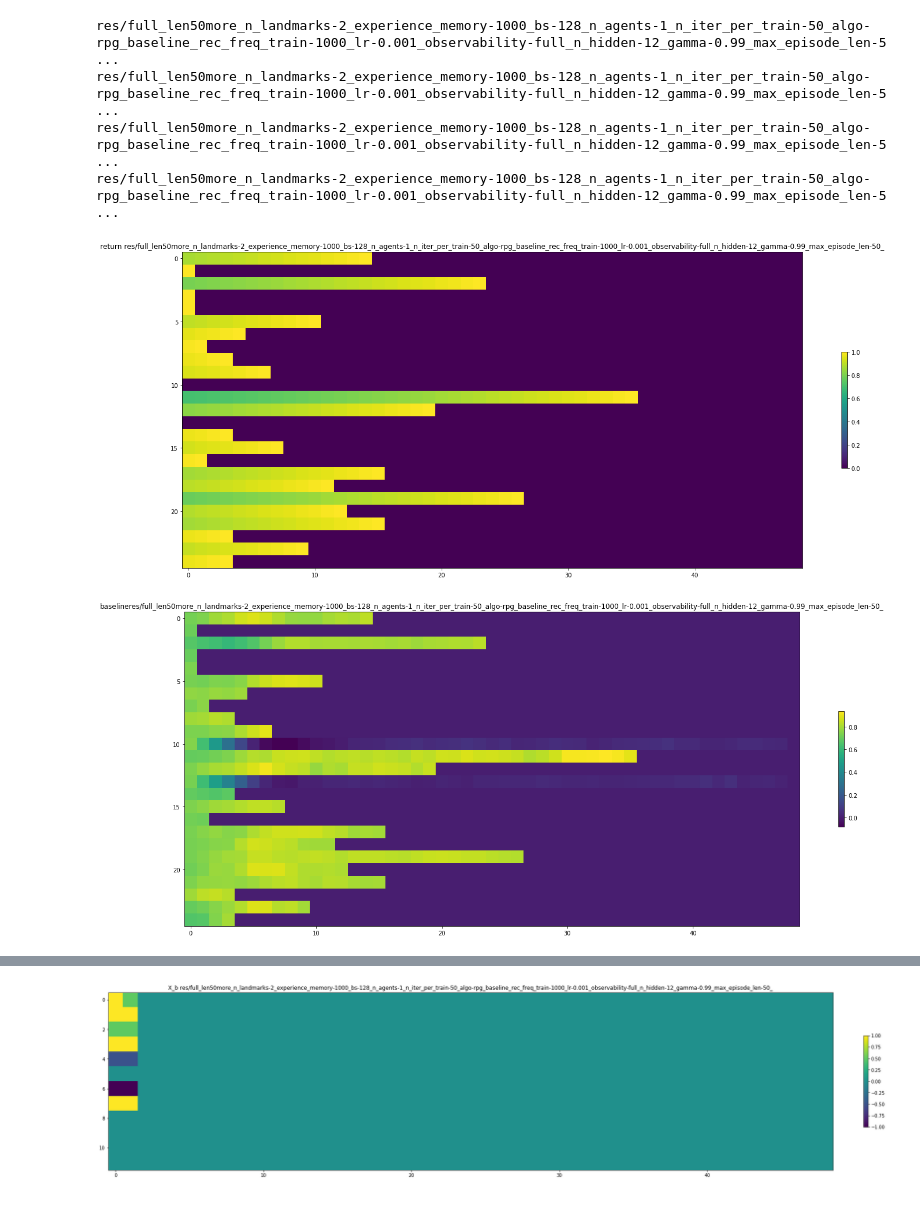
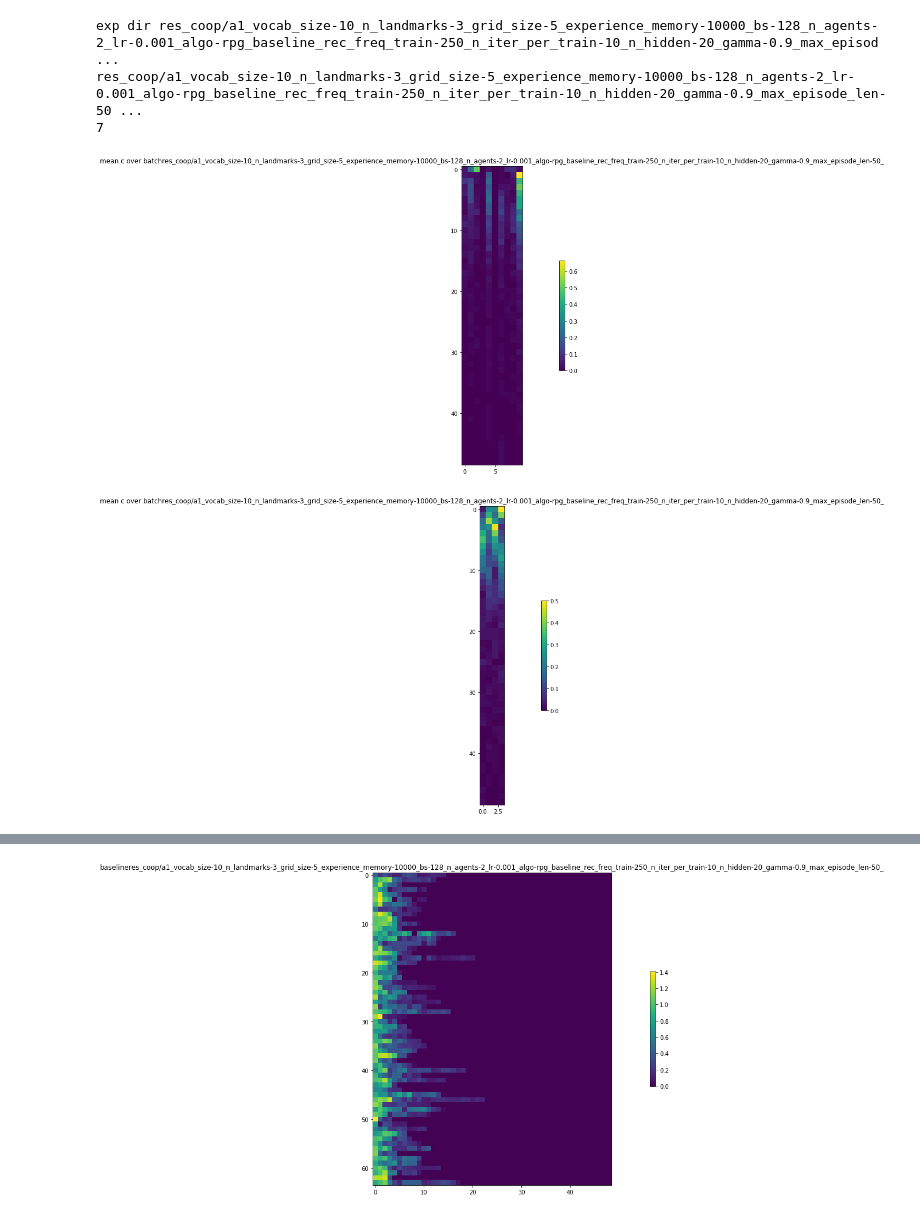
Before and after one commit to rllabmcgill/rlcourse-final-project-hugobb, a Jupyter notebook: visualize_rpg.ipynb, the cells around one changed output, grey strips where cells are left out. Drawn from its saved outputs; the diff is of its cells as text; code cells hidden in the pictures.

```diff
--- a/visualize_rpg.ipynb
+++ b/visualize_rpg.ipynb
@@ -71,19 +80,19 @@ def analyze_batch(exp_dir):
 # %%
 import re
-pattern = re.compile("^.*full_len50more.*$")
+#pattern = re.compile("^.*full_len50more.*$")
+pattern = re.compile("^.*a1_vocab_size-10_n_landmarks-3_grid_size-5_experience_memory-10000_bs-128_n_agents-2_lr-0.001_algo-rpg_baseline_rec_freq_train-250_n_iter_per_train-10_n_hidden-20_gamma-0.9_max_episode_len-50_.*$")
+results_dir = "res_coop"
 
-results_dir = "res"
 experience_dirs = [results_dir + "/" + d for d in os.listdir(results_dir) if os.path.isdir(os.path.join(results_dir, d))]
 
 for exp_dir in experience_dirs:
     if pattern.match(exp_dir):
-        print exp_dir
-        analyze_experience(exp_dir)
+        print "exp dir", exp_dir
+        #analyze_experience(exp_dir)
         analyze_batch(exp_dir)
 # %% [output]
-res/full_len50more_n_landmarks-2_experience_memory-1000_bs-128_n_agents-1_n_iter_per_train-50_algo-rpg_baseline_rec_freq_train-1000_lr-0.001_observability-full_n_hidden-12_gamma-0.99_max_episode_len-5 ...
-res/full_len50more_n_landmarks-2_experience_memory-1000_bs-128_n_agents-1_n_iter_per_train-50_algo-rpg_baseline_rec_freq_train-1000_lr-0.001_observability-full_n_hidden-12_gamma-0.99_max_episode_len-5 ...
-res/full_len50more_n_landmarks-2_experience_memory-1000_bs-128_n_agents-1_n_iter_per_train-50_algo-rpg_baseline_rec_freq_train-1000_lr-0.001_observability-full_n_hidden-12_gamma-0.99_max_episode_len-5 ...
-res/full_len50more_n_landmarks-2_experience_memory-1000_bs-128_n_agents-1_n_iter_per_train-50_algo-rpg_baseline_rec_freq_train-1000_lr-0.001_observability-full_n_hidden-12_gamma-0.99_max_episode_len-5 ...
+exp dir res_coop/a1_vocab_size-10_n_landmarks-3_grid_size-5_experience_memory-10000_bs-128_n_agents-2_lr-0.001_algo-rpg_baseline_rec_freq_train-250_n_iter_per_train-10_n_hidden-20_gamma-0.9_max_episod ...
+res_coop/a1_vocab_size-10_n_landmarks-3_grid_size-5_experience_memory-10000_bs-128_n_agents-2_lr-0.001_algo-rpg_baseline_rec_freq_train-250_n_iter_per_train-10_n_hidden-20_gamma-0.9_max_episode_len-50 ...
+7
-[figure, old version]
+[figure, new version]
-[figure, old version]
+[figure, new version]
@@ -92 +101 @@ res/full_len50more_n_landmarks-2_experience_memory-1000_bs-128_n_agents-1_n_iter
-[figure, old version]
+[figure, new version]
```
Also changed, not shown: parts of 2 cells of this notebook, 3 other files.
